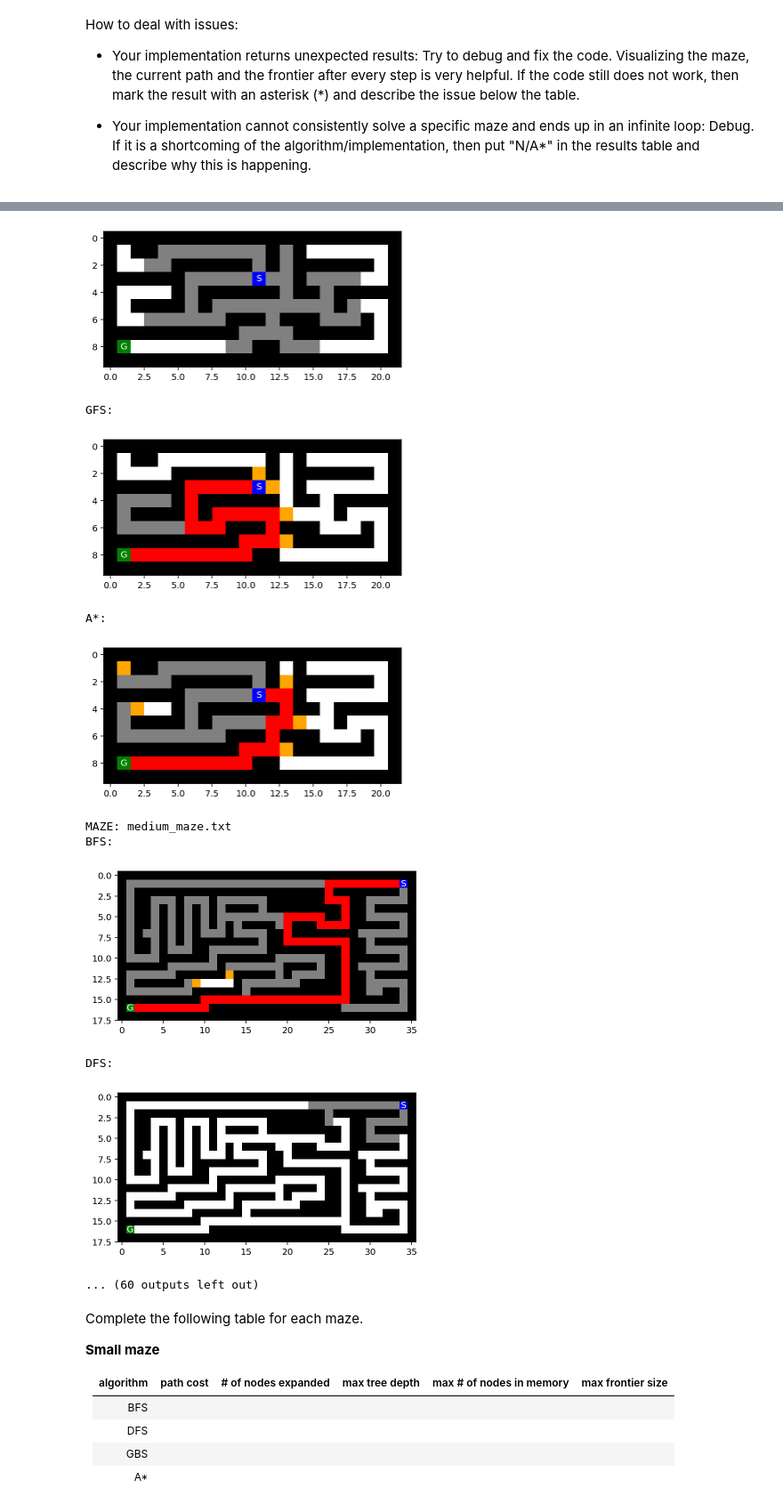
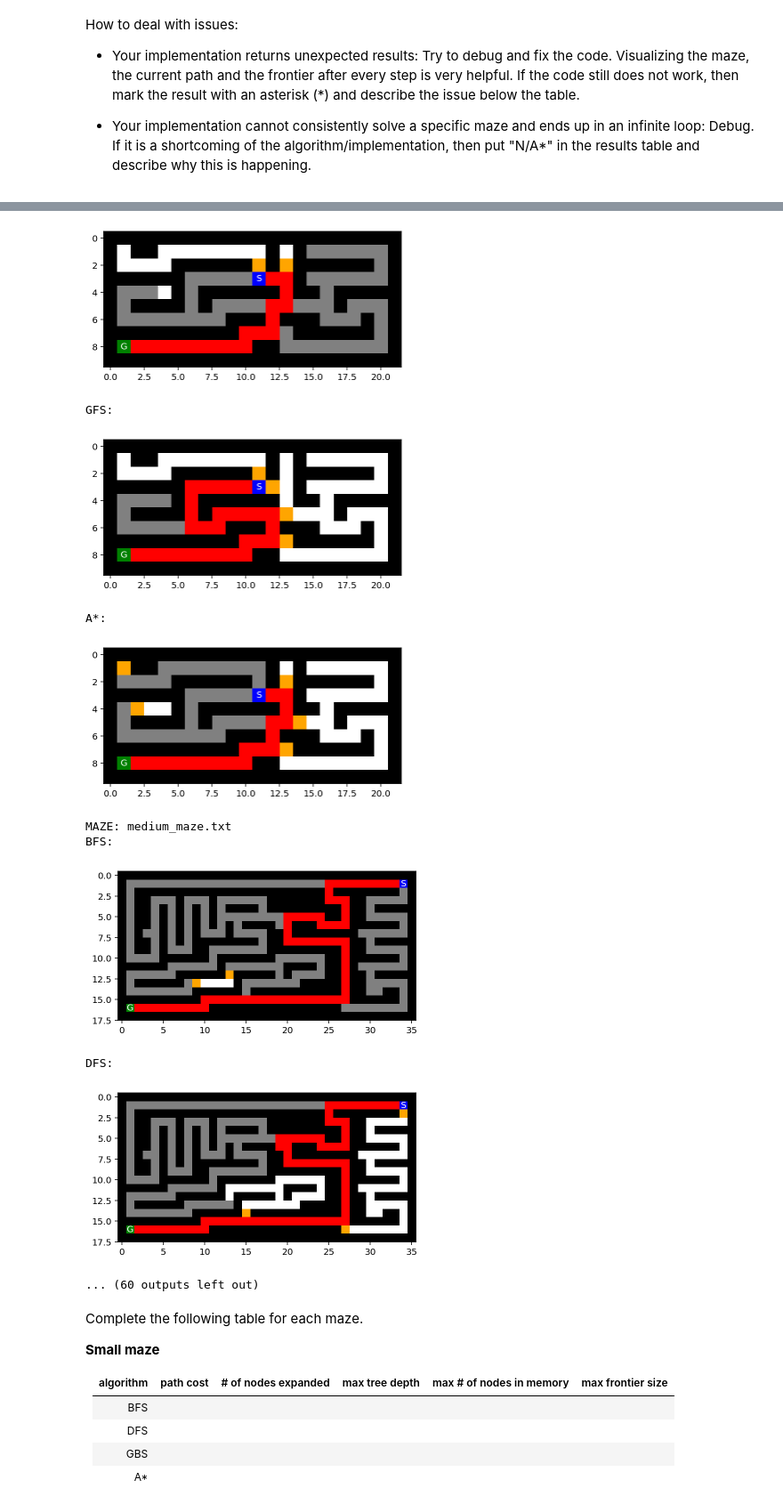
Before and after one commit to kirkwat/artificial-intelligence, a Jupyter notebook: assignment_3/Assignment_3.ipynb, the cells around one changed output, grey strips where cells are left out. Shown: that part at 89% size. Saved outputs shown, nothing was run; the diff lists cells and outputs as text; code cells hidden in the pictures.

```diff
--- a/assignment_3/Assignment_3.ipynb
+++ b/assignment_3/Assignment_3.ipynb
@@ -276,7 +269,7 @@ def expand(maze, root):
 
     return child_actions
 # %%
-def iterative_deepening_search(maze, limit, debug=False, vis=False):
+def iterative_deepening_search(maze, limit, vis=False):
     #run depth first search with increasing depth limit until solution is found
     for depth in range(limit):
         ids_maze=copy.deepcopy(maze)
@@ -285,12 +278,11 @@ def iterative_deepening_search(maze, limit, debug=False, vis=False):
             if vis: mh.show_maze(ids_maze)
             return result, expanded_counter, max_depth, max_nodes, max_frontier_size
 
-def depth_first_search(maze, limit, debug=False, vis=False):
+def depth_first_search(maze, limit, vis=False):
     expanded_counter=0
     max_depth=0
     max_frontier_size=0
     max_branching_factor=0
-
 
     root=Node(pos=mh.find_pos(maze, what = "S"),parent=None,action=None,cost=0)
 
@@ -362,7 +354,7 @@ The DFS implementation is complete only in finite spaces. It is not optimal as i
 
 You can use the map to estimate the distance from your current position to the goal using the Manhattan distance (see https://en.wikipedia.org/wiki/Taxicab_geometry) as a heuristic function. Both algorithms are based on Best-First search which requires only a small change from the BFS algorithm you have already implemented (see textbook/slides).
 # %%
-def best_first_search(maze, strategy, debug=False, vis=False):
+def best_first_search(maze, strategy, vis=False):
     expanded_counter=0
     max_depth=0
     max_frontier_size=0
@@ -448,12 +440,12 @@ def a_star(maze, queue):
     goal_pos=mh.find_pos(maze, what = "G")
     #find node with smallest value from goal
     min_node = queue[0]
-    min_distance = get_depth(min_node)+abs(goal_pos[0]-min_node.pos[0])+abs(goal_pos[1]-min_node.pos[1])
+    min_distance = min_node.cost+abs(goal_pos[0]-min_node.pos[0])+abs(goal_pos[1]-min_node.pos[1])
     min_index=0
     #check nodes in queue
     index=0
     for node in queue:
-        heuristic_val=get_depth(node)+abs(goal_pos[0]-node.pos[0])+abs(goal_pos[1]-node.pos[1])
+        heuristic_val=node.cost+abs(goal_pos[0]-node.pos[0])+abs(goal_pos[1]-node.pos[1])
         if heuristic_val < min_distance:
             min_node=node
             min_distance=heuristic_val
@@ -462,12 +454,3 @@ def a_star(maze, queue):
 
     del queue[min_index]
     return min_node
-# %%
-with open("large_maze.txt", "r") as f:
-    maze_str = f.read()
-maze = mh.parse_maze(maze_str)
-
-gbfs_maze=copy.deepcopy(maze)
-current, expanded_counter, max_depth, fart, max_frontier_size=best_first_search(maze=gbfs_maze,strategy=greedy_bfs, vis=True)
-mh.show_maze(gbfs_maze)
-print(current, expanded_counter, max_depth, fart, max_frontier_size)
@@ -477,9 +456,0 @@ print(current, expanded_counter, max_depth, fart, max_frontier_size)
-# %%
-with open("open_maze.txt", "r") as f:
-    maze_str = f.read()
-maze = mh.parse_maze(maze_str)
-
-gbfs_maze=copy.deepcopy(maze)
-current, expanded_counter, max_depth, fart, max_frontier_size=best_first_search(maze=gbfs_maze,strategy=a_star, vis=True)
-mh.show_maze(gbfs_maze)
-print(current, expanded_counter, max_depth, fart, max_frontier_size)
@@ -509,6 +477,8 @@ file_names = ["small_maze.txt","medium_maze.txt","large_maze.txt",
               "wall_maze.txt","open_maze.txt","loops_maze.txt",
               "L_maze.txt","empty_maze.txt","empty_2_maze.txt"]
 
+dfs_limits = [20,70,215,20,14,25,20,20,20]
+limit_index=0
 
 for file in file_names:
     with open(file, "r") as f:
@@ -522,36 +492,37 @@ for file in file_names:
 
     print("MAZE:",file)
 
     maze_results[file] = {
         "BFS" : breadth_first_search(maze=bfs_maze, vis=True),
-        "DFS" : depth_first_search(maze=dfs_maze, limit=10, vis=True),
+        "DFS" : depth_first_search(maze=dfs_maze, limit=dfs_limits[limit_index], vis=True),
         "GBS" : best_first_search(maze=gfs_maze,strategy=greedy_bfs, vis=True),
         "A*" : best_first_search(maze=a_star_maze,strategy=a_star, vis=True)
     }
+    limit_index+=1
 
     print("BFS:")
     mh.show_maze(bfs_maze)
     print("DFS:")
     mh.show_maze(dfs_maze)
     print("GFS:")
     mh.show_maze(gfs_maze)
     print("A*:")
     mh.show_maze(a_star_maze)
 # %% [output]
 MAZE: small_maze.txt
 BFS:
 [figure]
 DFS:
-[figure, old version]
+[figure, new version]
 GFS:
 [figure]
 A*:
 [figure]
 MAZE: medium_maze.txt
 BFS:
 [figure]
 DFS:
-[figure, old version]
+[figure, new version]
 ... (60 outputs left out)
 # %% [markdown]
 Complete the following table for each maze.
```
Also changed, not shown: parts of 9 cells of this notebook.
